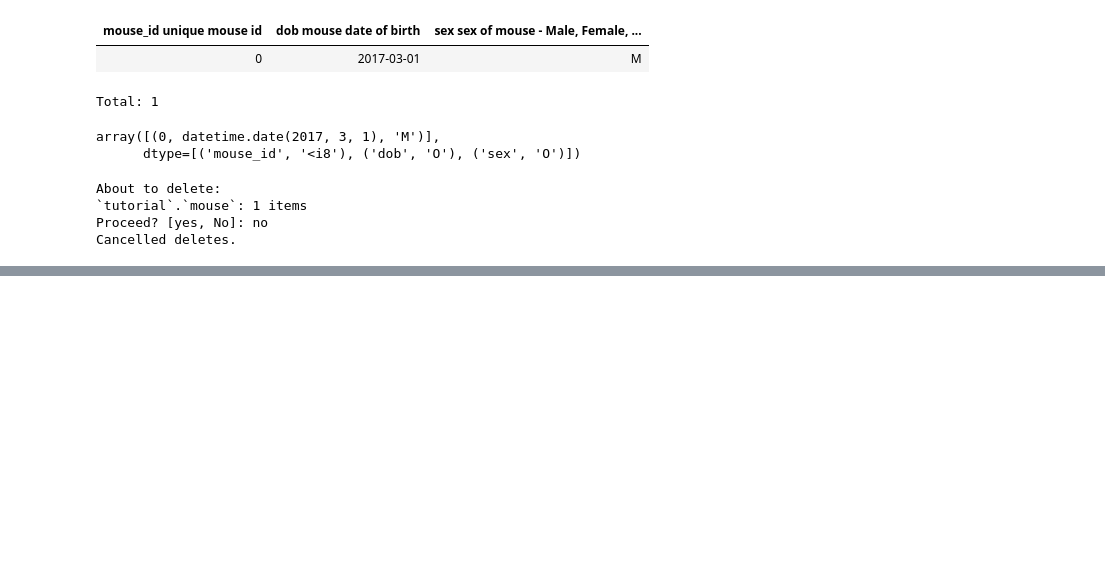
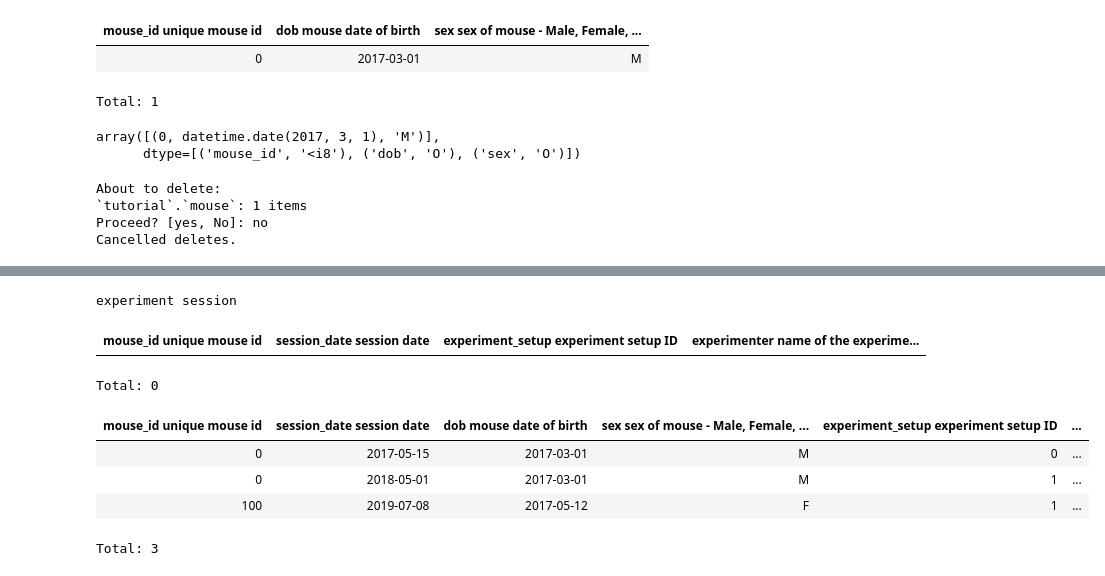
Before and after one commit to Ahmedjjj/onboarding-mathis, a Jupyter notebook: notebooks/tutorial.ipynb, the cells around one changed output, grey strips where cells are left out. Saved outputs shown, nothing was run; the diff lists cells and outputs as text; code cells hidden in the pictures; blank space fills up the shorter version.

```diff
--- a/notebooks/tutorial.ipynb
+++ b/notebooks/tutorial.ipynb
@@ -194,0 +204,4 @@ Cancelled deletes.
+# %%
+# added session table definition in src/tutorials_tables.py
+# -> indicates primary key dependency
+session = Session()
@@ -194,0 +258,2 @@ Cancelled deletes.
+# %%
+session.insert([('0','2018-05-01', 1, 'maj'), ('100','2019-07-08', 1, 'maj')])
@@ -194,0 +314,14 @@ Cancelled deletes.
+# %%
+session - mouse # should be empty
+# %% [output]
+experiment session
+| mouse_id unique mouse id | session_date session date | experiment_setup experiment setup ID | experimenter name of the experime... |
+Total: 0
+# %%
+mouse * session
+# %% [output]
+| mouse_id unique mouse id | session_date session date | dob mouse date of birth | sex sex of mouse - Male, Female, ... | experiment_setup experiment setup ID | ... |
+| 0 | 2017-05-15 | 2017-03-01 | M | 0 | ... |
+| 0 | 2018-05-01 | 2017-03-01 | M | 1 | ... |
+| 100 | 2019-07-08 | 2017-05-12 | F | 1 | ... |
+Total: 3
```
Also changed, not shown: parts of 15 cells of this notebook, 1 other file.
